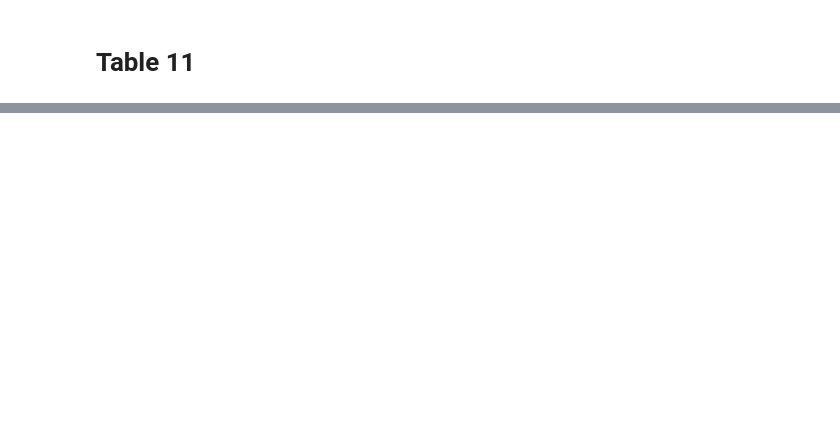
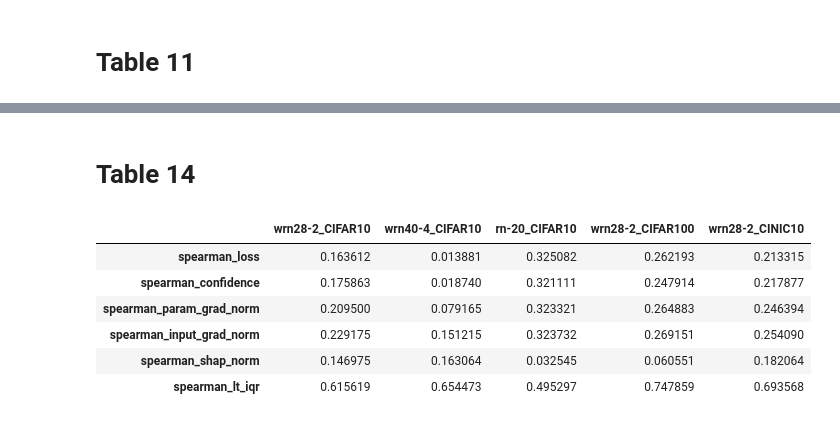
Before and after one commit to varshb/loss-traces-defenses, a Jupyter notebook: notebooks/additional_setups.ipynb, the cells around one changed output, grey strips where cells are left out. Drawn from its saved outputs; the diff is of its cells as text; code cells hidden in the pictures; blank space fills up the shorter version.

Commit message:
spearman to additional setups

```diff
--- a/notebooks/additional_setups.ipynb
+++ b/notebooks/additional_setups.ipynb
@@ -470,3 +470,42 @@ display(results_df)
 | rn-20_CIFAR10 | 25000 | 1342 | 0.186289 | 0.558867 | 0.931446 | 1.000000 | ... |
 | wrn28-2_CIFAR100 | 25000 | 5975 | 0.041841 | 0.125523 | 0.209205 | 0.418410 | ... |
 | wrn28-2_CINIC10 | 45000 | 5777 | 0.077895 | 0.233685 | 0.389476 | 0.778951 | ... |
+# %% [markdown]
+# Table 14
+# %%
+metrics = [
+    "spearman_loss",
+    "spearman_confidence",
+    "spearman_param_grad_norm",
+    "spearman_input_grad_norm",
+    "spearman_shap_norm",
+    "spearman_lt_iqr",
+]
+
+# Create DataFrame with metrics for each experiment
+metrics_by_exp = {}
+
+for exp_id in final_model_metrics:
+    df = final_model_metrics[exp_id]
+
+    metrics_dict = make_precision_recall_at_k_df_single_threshold(
+        scores_df=df,
+        ground_truth_df=df,
+        fpr_threshold=0.001,
+        k_frac=0.01,
+    )
+
+    metrics_by_exp[exp_id] = metrics_dict
+
+# Create DataFrame with experiments as columns and metrics as rows
+results_df = pd.DataFrame(metrics_by_exp).loc[metrics]
+
+display(results_df)
+# %% [output]
+|  | wrn28-2_CIFAR10 | wrn40-4_CIFAR10 | rn-20_CIFAR10 | wrn28-2_CIFAR100 | wrn28-2_CINIC10 |
+| spearman_loss | 0.163612 | 0.013881 | 0.325082 | 0.262193 | 0.213315 |
+| spearman_confidence | 0.175863 | 0.018740 | 0.321111 | 0.247914 | 0.217877 |
+| spearman_param_grad_norm | 0.209500 | 0.079165 | 0.323321 | 0.264883 | 0.246394 |
+| spearman_input_grad_norm | 0.229175 | 0.151215 | 0.323732 | 0.269151 | 0.254090 |
+| spearman_shap_norm | 0.146975 | 0.163064 | 0.032545 | 0.060551 | 0.182064 |
+| spearman_lt_iqr | 0.615619 | 0.654473 | 0.495297 | 0.747859 | 0.693568 |
```
